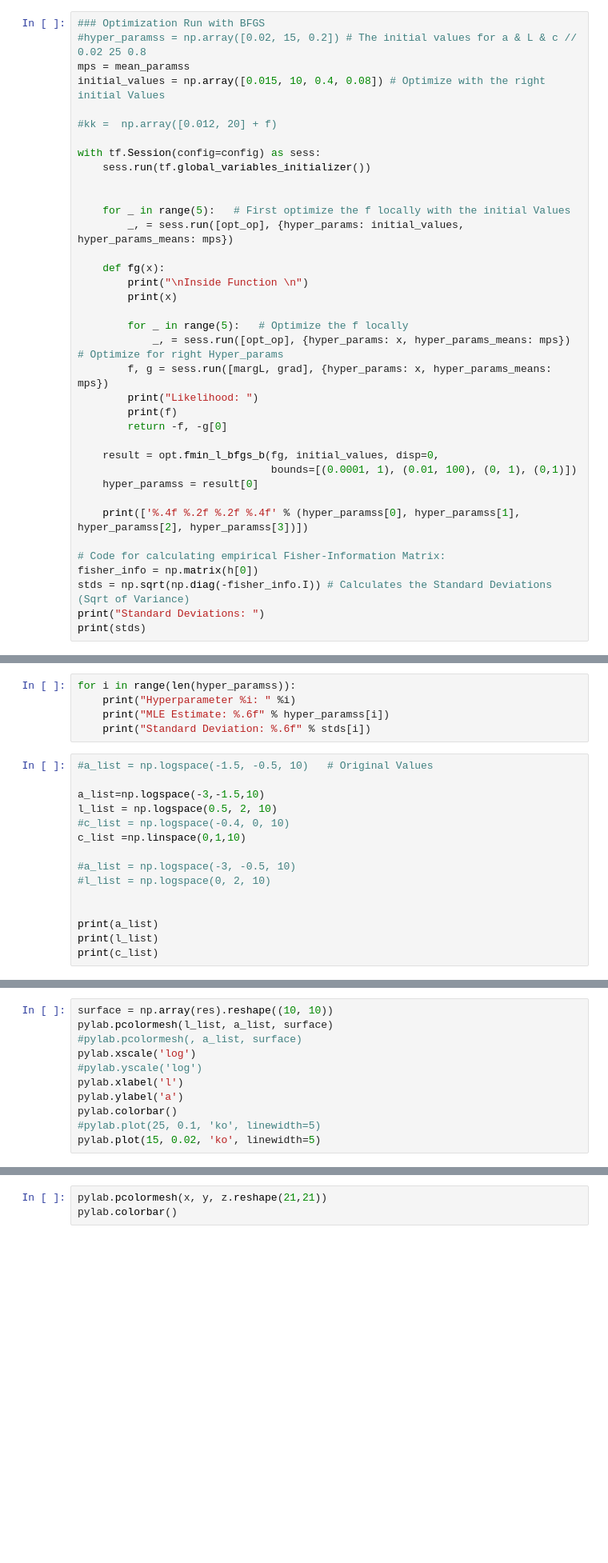
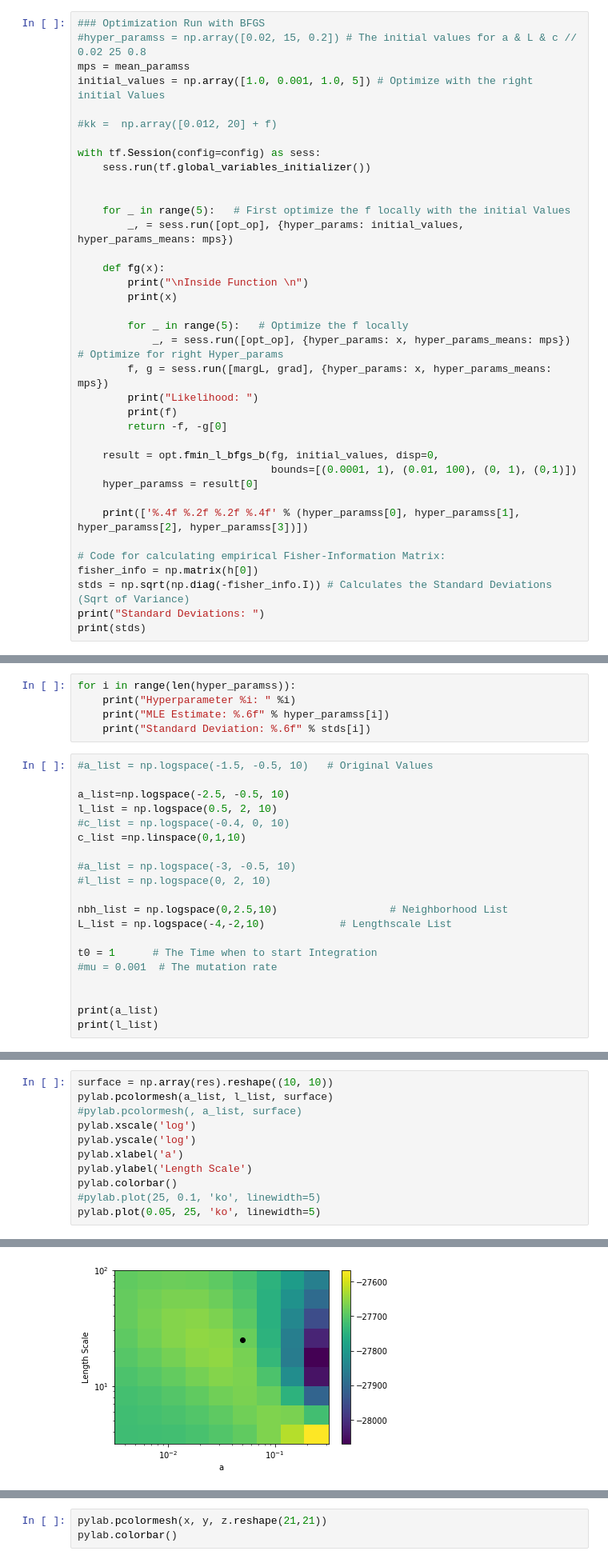
Before and after one commit to hringbauer/BarrierInferPublic, a Jupyter notebook: Laplace.ipynb, the cells around one changed output, grey strips where cells are left out. Shown: that part at 80% size. Cells and saved outputs as stored; diff of their text form; blank space fills up the shorter version.

```diff
--- a/Laplace.ipynb
+++ b/Laplace.ipynb
@@ -283,7 +283,7 @@ opt.fmin_l_bfgs_b?
 ### Optimization Run with BFGS
 #hyper_paramss = np.array([0.02, 15, 0.2]) # The initial values for a & L & c // 0.02 25 0.8
 mps = mean_paramss
-initial_values = np.array([0.015, 10, 0.4, 0.08]) # Optimize with the right initial Values
+initial_values = np.array([1.0, 0.001, 1.0, 5]) # Optimize with the right initial Values
 
 #kk =  np.array([0.012, 20] + f)
 
@@ -426,7 +393,7 @@ for i in range(len(hyper_paramss)):
 # %%
 #a_list = np.logspace(-1.5, -0.5, 10)   # Original Values
 
-a_list=np.logspace(-3,-1.5,10)
+a_list=np.logspace(-2.5, -0.5, 10)
 l_list = np.logspace(0.5, 2, 10)
 #c_list = np.logspace(-0.4, 0, 10)
 c_list =np.linspace(0,1,10)
@@ -434,7 +401,12 @@ c_list =np.linspace(0,1,10)
 #a_list = np.logspace(-3, -0.5, 10)
 #l_list = np.logspace(0, 2, 10)
 
+nbh_list = np.logspace(0,2.5,10)                  # Neighborhood List
+L_list = np.logspace(-4,-2,10)            # Lengthscale List
+
+t0 = 1      # The Time when to start Integration
+#mu = 0.001  # The mutation rate
+
 
 print(a_list)
 print(l_list)
-print(c_list)
@@ -474,11 +493,12 @@ with tf.Session(config=config) as sess:
 # %%
 surface = np.array(res).reshape((10, 10))
-pylab.pcolormesh(l_list, a_list, surface)
+pylab.pcolormesh(a_list, l_list, surface)
 #pylab.pcolormesh(, a_list, surface)
 pylab.xscale('log')
-#pylab.yscale('log')
-pylab.xlabel('l')
-pylab.ylabel('a')
+pylab.yscale('log')
+pylab.xlabel('a')
+pylab.ylabel('Length Scale')
 pylab.colorbar()
 #pylab.plot(25, 0.1, 'ko', linewidth=5)
-pylab.plot(15, 0.02, 'ko', linewidth=5)
+pylab.plot(0.05, 25, 'ko', linewidth=5)
+# %% [output]
@@ -485,3 +506,4 @@ pylab.plot(15, 0.02, 'ko', linewidth=5)
+[figure, added]
 # %%
 pylab.figure()
 levels = np.arange(max(res) - 30, max(res) + 1, 2)  # Every two likelihood units
```
Also changed, not shown: parts of 13 cells of this notebook, 9 other files.
